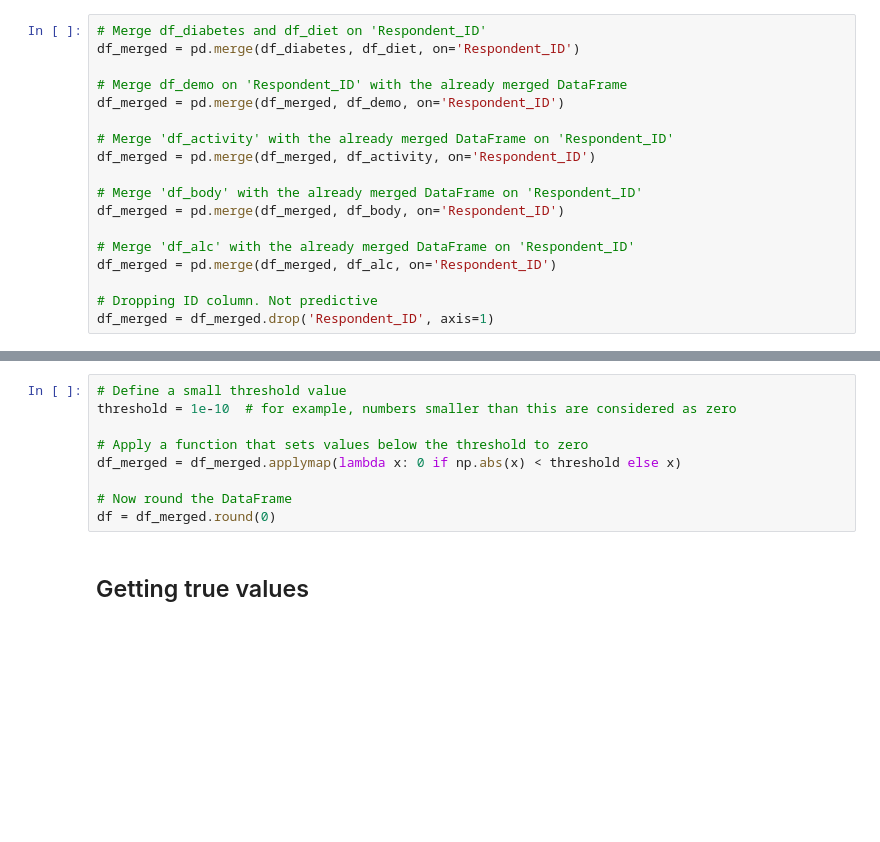
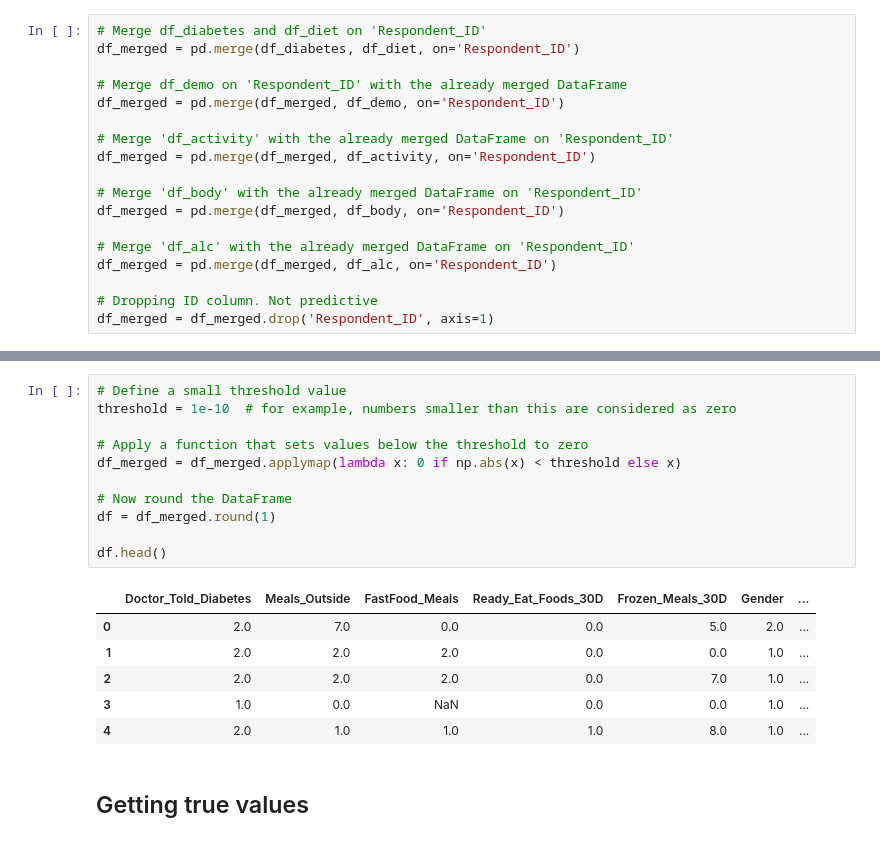
Before and after one commit to Myokom/MDST_Project, a Jupyter notebook: Dataset_Creation.ipynb, the cells around one changed output, grey strips where cells are left out. Saved outputs shown, nothing was run; the diff lists cells and outputs as text; blank space fills up the shorter version.

```diff
--- a/Dataset_Creation.ipynb
+++ b/Dataset_Creation.ipynb
@@ -308,12 +317,21 @@ df_merged = df_merged.drop('Respondent_ID', axis=1)
 # %%
 # Define a small threshold value
 threshold = 1e-10  # for example, numbers smaller than this are considered as zero
 
 # Apply a function that sets values below the threshold to zero
 df_merged = df_merged.applymap(lambda x: 0 if np.abs(x) < threshold else x)
 
 # Now round the DataFrame
-df = df_merged.round(0)
+df = df_merged.round(1)
+
+df.head()
+# %% [output]
+|  | Doctor_Told_Diabetes | Meals_Outside | FastFood_Meals | Ready_Eat_Foods_30D | Frozen_Meals_30D | Gender | ... |
+| 0 | 2.0 | 7.0 | 0.0 | 0.0 | 5.0 | 2.0 | ... |
+| 1 | 2.0 | 2.0 | 2.0 | 0.0 | 0.0 | 1.0 | ... |
+| 2 | 2.0 | 2.0 | 2.0 | 0.0 | 7.0 | 1.0 | ... |
+| 3 | 1.0 | 0.0 | NaN | 0.0 | 0.0 | 1.0 | ... |
+| 4 | 2.0 | 1.0 | 1.0 | 1.0 | 8.0 | 1.0 | ... |
 # %% [markdown]
 ## Getting true values
 # %%
```
Also changed, not shown: parts of 2 cells of this notebook, 6 other files.
